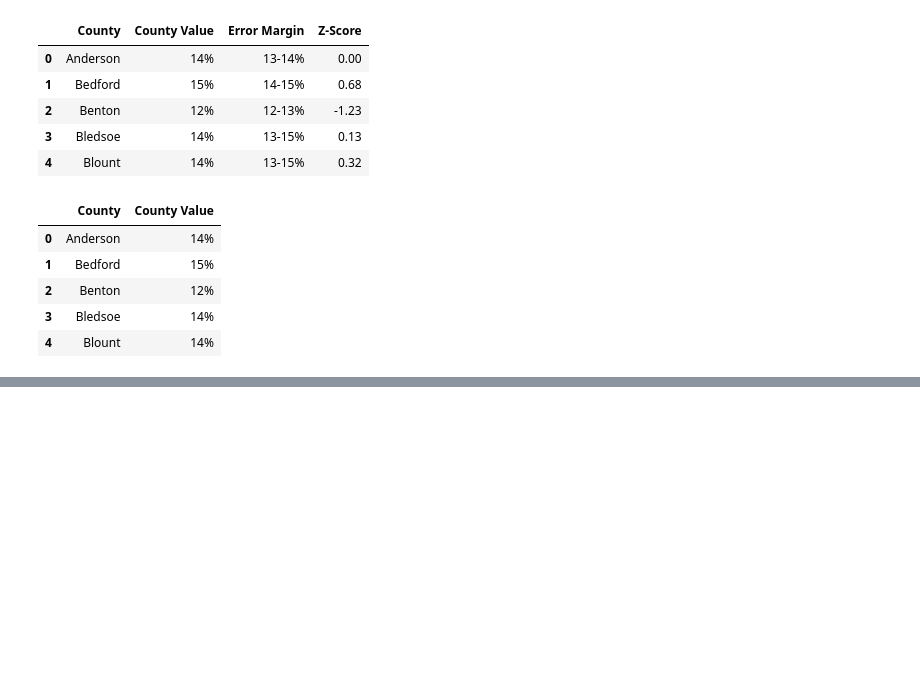
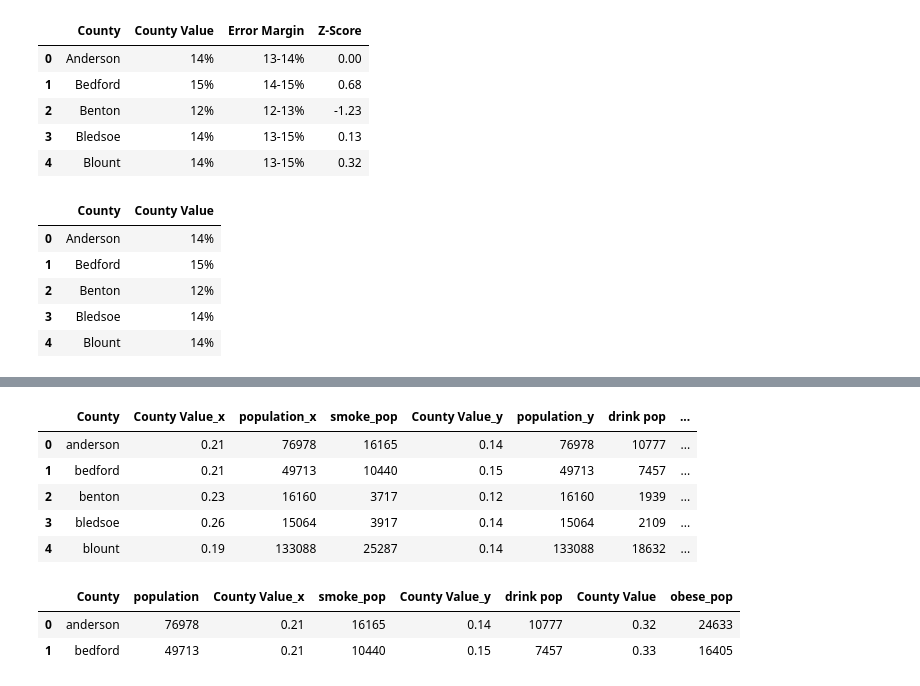
Before and after one commit to bsfcs/smile-on-black_panther, a Jupyter notebook: SmileOnAnalysis.ipynb, the cells around one changed output, grey strips where cells are left out. Saved outputs shown, nothing was run; the diff lists cells and outputs as text; code cells hidden in the pictures; blank space fills up the shorter version.

```diff
--- a/SmileOnAnalysis.ipynb
+++ b/SmileOnAnalysis.ipynb
@@ -776,0 +1028,3 @@ drink.tail()
+# %%
+obese['County'] = obese['County'].str.lower()
+obese.head(2)
@@ -776,0 +1035,3 @@ drink.tail()
+# %%
+obese['County Value'] = obese['County Value'].str.replace('%','')
+obese.head(2)
@@ -776,0 +1042,3 @@ drink.tail()
+# %%
+obese['County Value'] = obese['County Value'].astype(int)/100
+obese.head(2)
@@ -776,0 +1074,18 @@ drink.tail()
+# %%
+bigfour = pd.merge(left = bigfour, right = obese,
+                  on = 'County')
+bigfour.head()
+# %% [output]
+|  | County | County Value_x | population_x | smoke_pop | County Value_y | population_y | drink pop | ... |
+| 0 | anderson | 0.21 | 76978 | 16165 | 0.14 | 76978 | 10777 | ... |
+| 1 | bedford | 0.21 | 49713 | 10440 | 0.15 | 49713 | 7457 | ... |
+| 2 | benton | 0.23 | 16160 | 3717 | 0.12 | 16160 | 1939 | ... |
+| 3 | bledsoe | 0.26 | 15064 | 3917 | 0.14 | 15064 | 2109 | ... |
+| 4 | blount | 0.19 | 133088 | 25287 | 0.14 | 133088 | 18632 | ... |
+# %%
+bigfour = bigfour[['County', 'population', 'County Value_x', 'smoke_pop', 'County Value_y', 'drink pop', 'County Value', 'obese_pop']]
+bigfour.head(2)
+# %% [output]
+|  | County | population | County Value_x | smoke_pop | County Value_y | drink pop | County Value | obese_pop |
+| 0 | anderson | 76978 | 0.21 | 16165 | 0.14 | 10777 | 0.32 | 24633 |
+| 1 | bedford | 49713 | 0.21 | 10440 | 0.15 | 7457 | 0.33 | 16405 |
```
Also changed, not shown: parts of 44 cells of this notebook.
